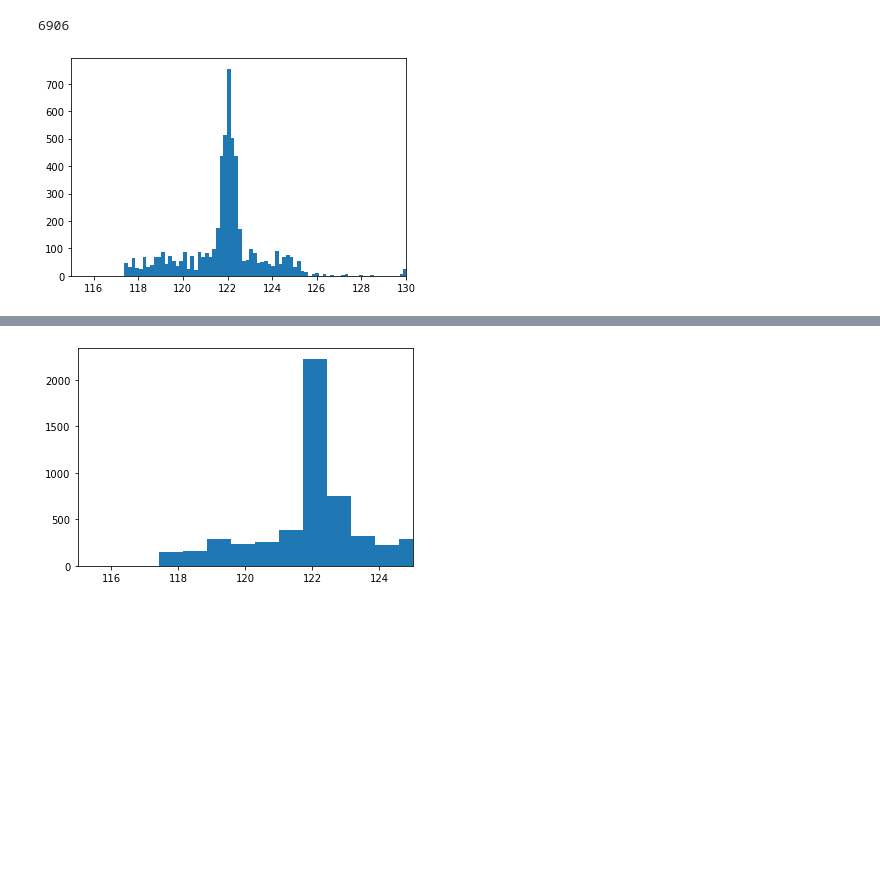
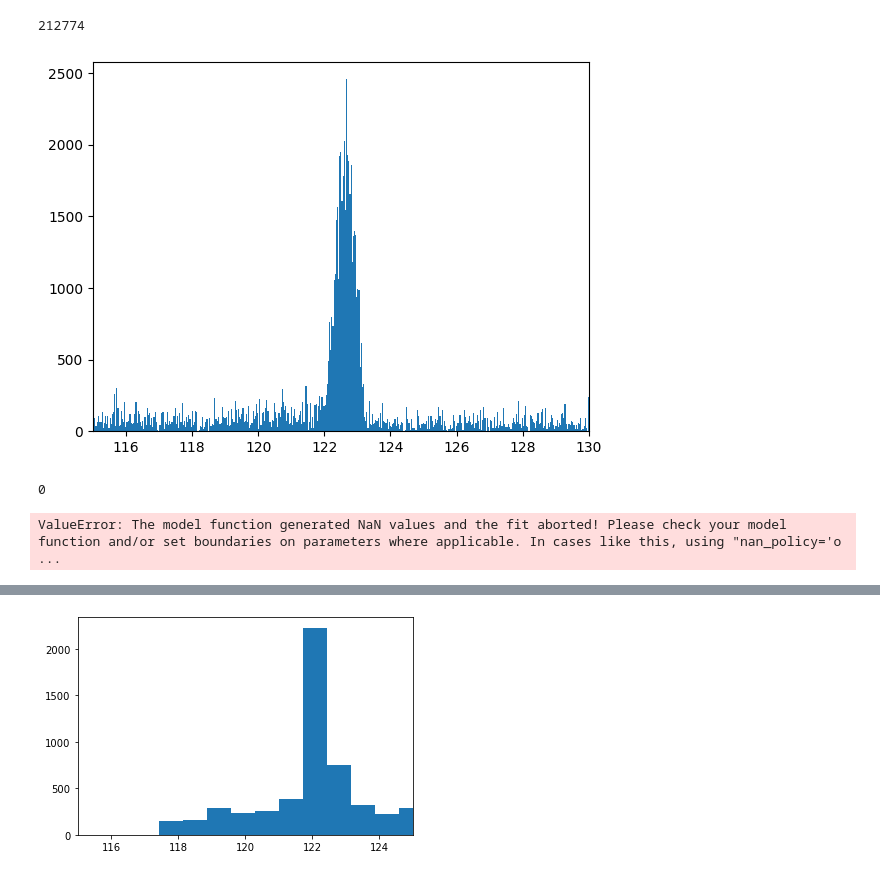
Before and after one commit to jbrowni2/analysis, a Jupyter notebook: optimize/gridsearch.ipynb, the cells around one changed output, grey strips where cells are left out. Saved outputs shown, nothing was run; the diff lists cells and outputs as text; code cells hidden in the pictures; blank space fills up the shorter version.

```diff
--- a/optimize/gridsearch.ipynb
+++ b/optimize/gridsearch.ipynb
@@ -8,6 +8,7 @@ import json
 import copy
 from collections import OrderedDict
 from lmfit import Model
+import os
 
 from pygama.pargen.dsp_optimize import run_one_dsp
 from pygama.pargen.dsp_optimize import run_grid
@@ -22,8 +23,12 @@ import processes.foundation as fd
 import processes.fitModel as fM
 import processes.histogramAction as hA
 
+cwd = os.getcwd()
+file = cwd + '/address.json'
+with open(file, 'r') as read_file:
+    data = json.load(read_file)
 
-sto = LH5Store("../data/raw/")
+sto = LH5Store(data["tier1_dir"])
 # %%
 debug = False
 
@@ -58,27 +63,27 @@ for i,run in enumerate(runs):
     sto.write_object(tb_wfs, f'{tb_in}', f_wfs,wo_mode='a')
 # %%
-conf_file = "dspConfig.json"
+conf_file = "downSampleTest.json"
 with open(conf_file) as f:
     dsp_config = json.load(f, object_pairs_hook=OrderedDict)
 
 dsp_db = {}
 dsp_db['etrap'] = {"rise":"10*us", "flat":"2*us"}
 # %%
-optSto = LH5Store("../data/raw/opt")
-tb_wfs, nwfs = optSto.read_object('Card1/',"Run17.lh5")
+optSto = LH5Store("../../data/raw/opt")
+tb_wfs, nwfs = optSto.read_object('Card1/',"Run19.lh5")
 tb_out = run_one_dsp(tb_wfs, dsp_config, db_dict=dsp_db, verbosity=True)
 # %%
 m = 0.040862505104599725
 b = -0.1689243143849808
 calib = m*tb_out['trapEmax'].nda + b
-plt.hist(calib,bins=300);
+plt.hist(calib,bins=4500);
 plt.xlim(115,130)
 plt.yscale('linear')
 
 print(len(calib))
 # %% [output]
-6906
+212774
-[figure, old version]
+[figure, new version]
 # %%
 # TODO
 # turn James's fit_peak into a fom
@@ -129,21 +142,27 @@ def peak_width(tb, verbosity, make_plot=False):
 # %%
-rise_arr = np.linspace(15,25,5)
-flat_arr = np.linspace(0,20,5)
+rise_arr = np.linspace(6,14,9)
+flat_arr = np.linspace(0.5,1.5,10)
 
 rr, ff = np.meshgrid(rise_arr, flat_arr)
 zz = np.zeros_like(rr)
 
 
-for i,rise in enumerate(rise_arr):
-    for j,flat in enumerate(flat_arr):
+for i,flat in enumerate(flat_arr):
+    for j,rise in enumerate(rise_arr):
+        print(j)
         flat_units = str(flat)+'*us'
         rise_units = str(rise)+'*us'
-        args = ['wf_mw',rise_units,flat_units,'wf_trap']
+        args = ['sub1',rise_units,flat_units,'wf_trap']
         dsp_config['processors']['wf_trap']['args'] = args
 
         fom = run_one_dsp(tb_wfs, dsp_config,fom_function=peak_width, verbosity=True)
+        #fom = run_one_dsp(tb_wfs, dsp_config, verbosity=True)
+        #peak_width(fom, 1, True)
 
         zz[i,j] = fom
+# %% [output]
+0
+ValueError: The model function generated NaN values and the fit aborted! Please check your model function and/or set boundaries on parameters where applicable. In cases like this, using "nan_policy='o ...
 # %%
 import seaborn as sns
 sns.set_theme
```
Also changed, not shown: parts of 7 cells of this notebook, 8 other files.
